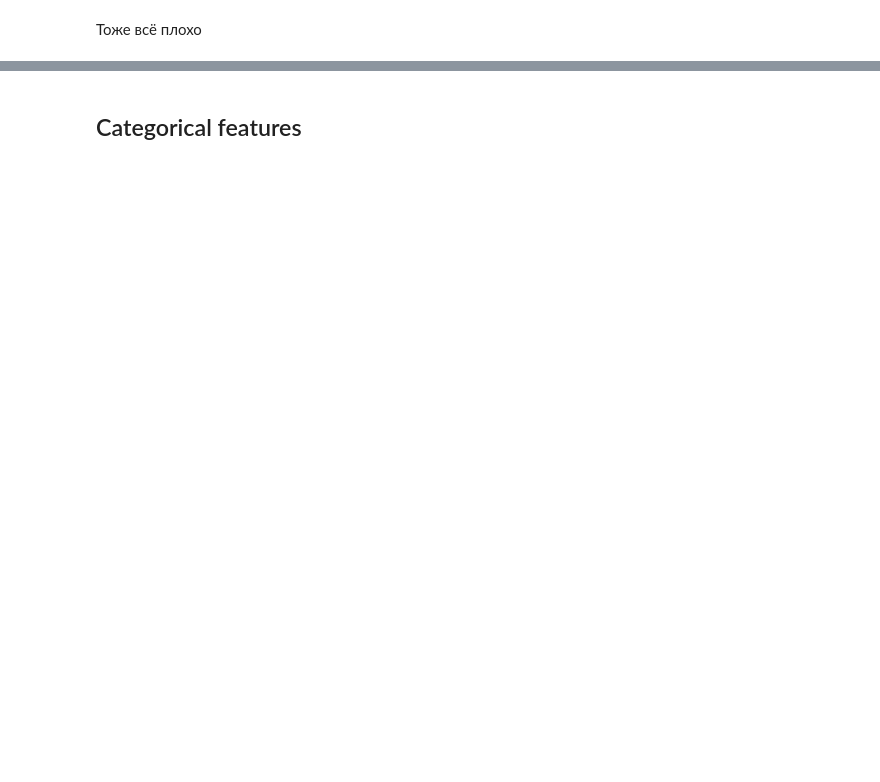
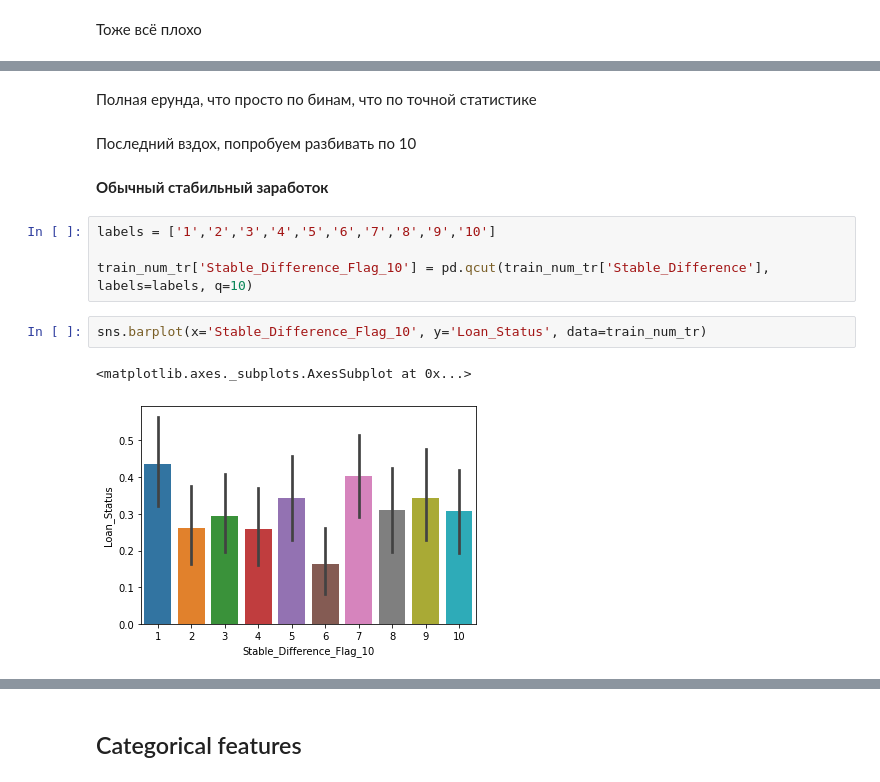
Before and after one commit to vita1pa/Loan-Prediction-Hackathon, a Jupyter notebook: Loan Prediction EDA - AV.ipynb, the cells around one changed output, grey strips where cells are left out. Saved outputs shown, nothing was run; the diff lists cells and outputs as text; blank space fills up the shorter version.

```diff
--- a/Loan Prediction EDA - AV.ipynb
+++ b/Loan Prediction EDA - AV.ipynb
@@ -447,0 +375,15 @@ Name: CoapplicantIncome_Outliers, dtype: int64
+# %% [markdown]
+Полная ерунда, что просто по бинам, что по точной статистике
+# %% [markdown]
+Последний вздох, попробуем разбивать по 10
+# %% [markdown]
+**Обычный стабильный заработок**
+# %%
+labels = ['1','2','3','4','5','6','7','8','9','10']
+
+train_num_tr['Stable_Difference_Flag_10'] = pd.qcut(train_num_tr['Stable_Difference'], labels=labels, q=10)
+# %%
+sns.barplot(x='Stable_Difference_Flag_10', y='Loan_Status', data=train_num_tr)
+# %% [output]
+<matplotlib.axes._subplots.AxesSubplot at 0x...>
+[figure, added]
```
Also changed, not shown: parts of 95 cells of this notebook.
